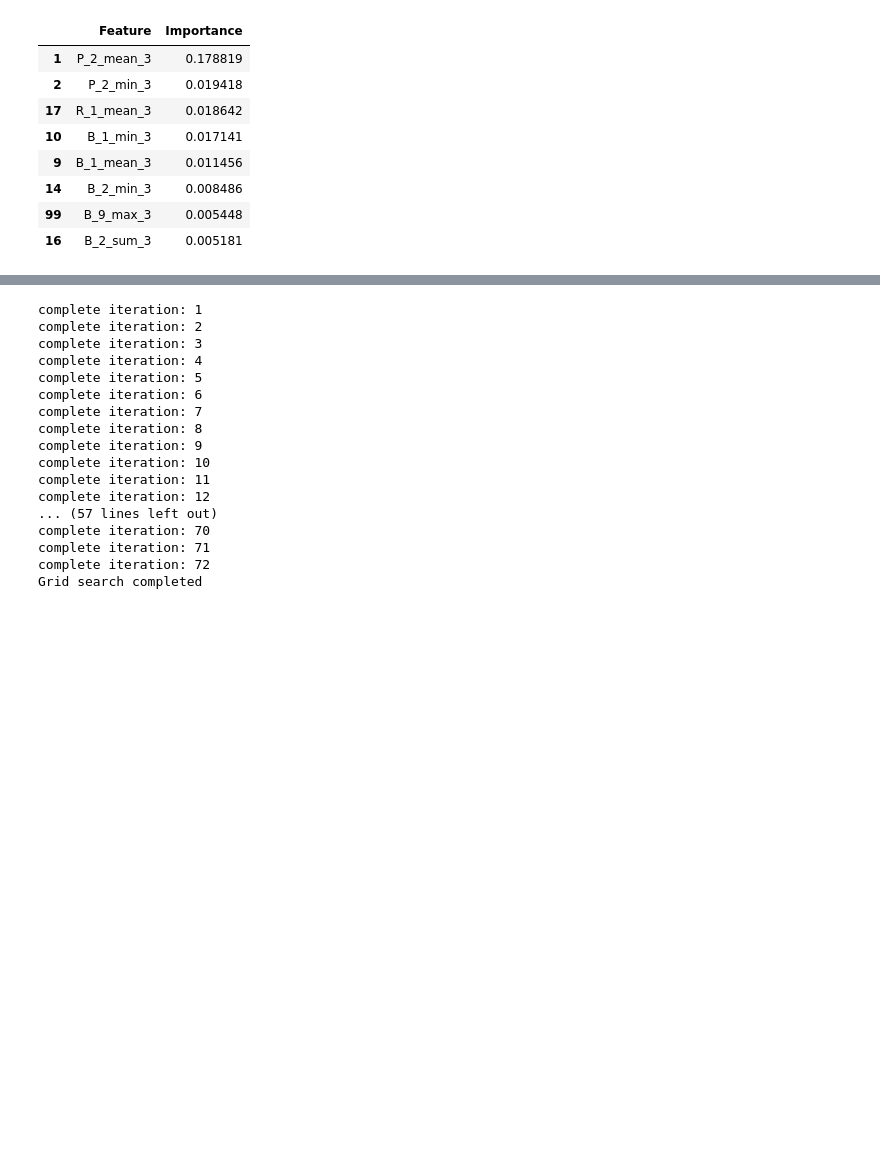
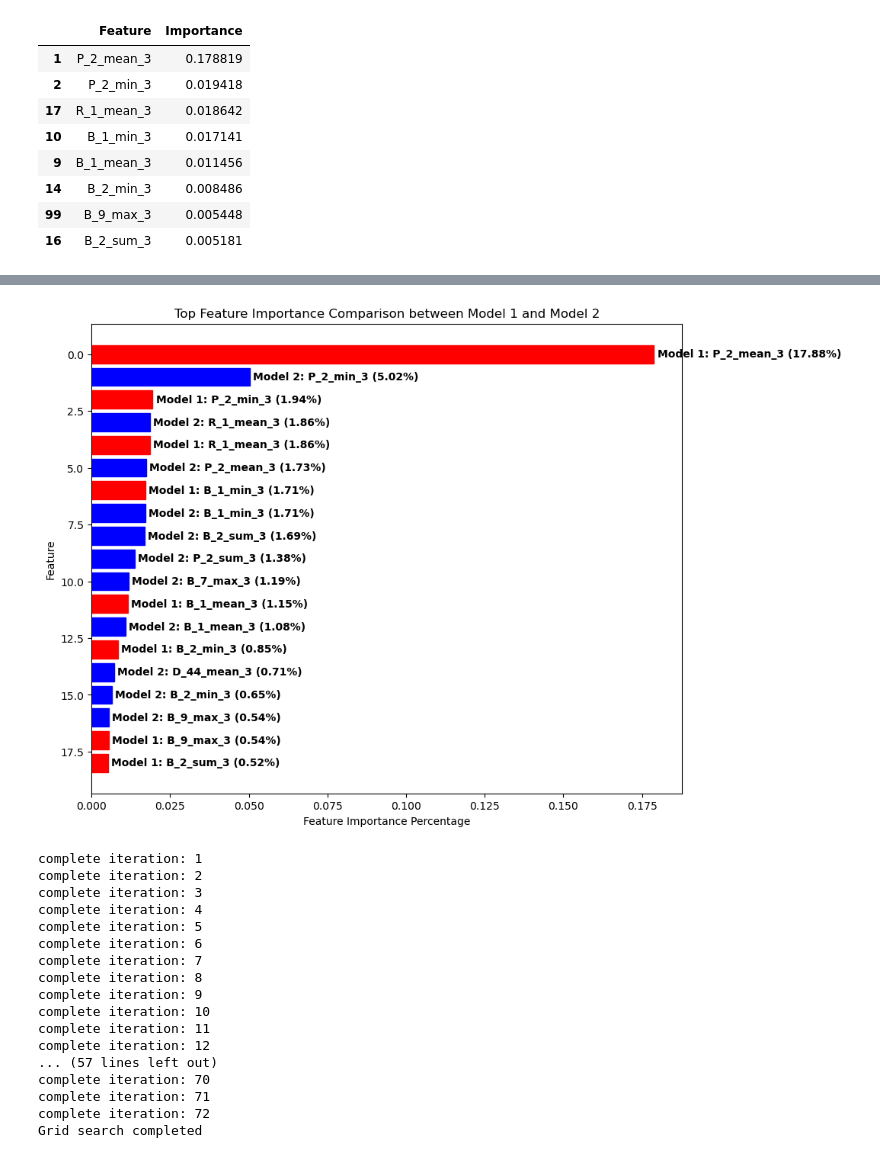
Before and after one commit to itoshiyanazawa/fall2024_ml_credit_risk, a Jupyter notebook: analysis_itoshi.ipynb, the cells around one changed output, grey strips where cells are left out. Cells and saved outputs as stored; diff of their text form; code cells hidden in the pictures; blank space fills up the shorter version.

Commit message:
graph

```diff
--- a/analysis_itoshi.ipynb
+++ b/analysis_itoshi.ipynb
@@ -497,3 +508,43 @@ feature_importance_concat_df
+# %%
+import pandas as pd
+import matplotlib.pyplot as plt
+
+
+
+# Sort the combined DataFrame by importance values in descending order
+feature_importance_concat_df.sort_values(by='Importance', ascending=False, inplace=True)
+
+# Filter the top features
+top_features = feature_importance_concat_df.head(60)
+
+# Plotting
+plt.figure(figsize=(10, 8))
+
+# Plot horizontal bars
+bars = plt.barh(range(len(top_features)), top_features['Importance'], color='skyblue')
+
+# Add labels for model name and percentage
+for i, bar in enumerate(bars):
+    feature = top_features.iloc[i]['Feature']
+    importance = top_features.iloc[i]['Importance']
+    model = top_features.iloc[i]['Model']
+    if importance > 0.005:
+        if model == 'Model 1':
+            bar.set_color('red')
+        else:
+            bar.set_color('blue')
+    plt.text(bar.get_width() + 0.001, bar.get_y() + bar.get_height()/2, f'{model}: {feature} ({importance:.2%})', va='center', ha='left', fontsize=10, color='black', weight='bold')
+
+# Add labels and title
+plt.xlabel('Feature Importance Percentage')
+plt.ylabel('Feature')
+plt.title('Top Feature Importance Comparison between Model 1 and Model 2')
+plt.gca().invert_yaxis()  # Invert y-axis to have the highest importance at the top
+
+# Show plot
+plt.show()
+# %% [output]
+[figure, added]
 # %%
 ### step 9: When to resume training process
 # Load the training data, applying important features calculated by step 8
```
Also changed, not shown: parts of 12 cells of this notebook.
